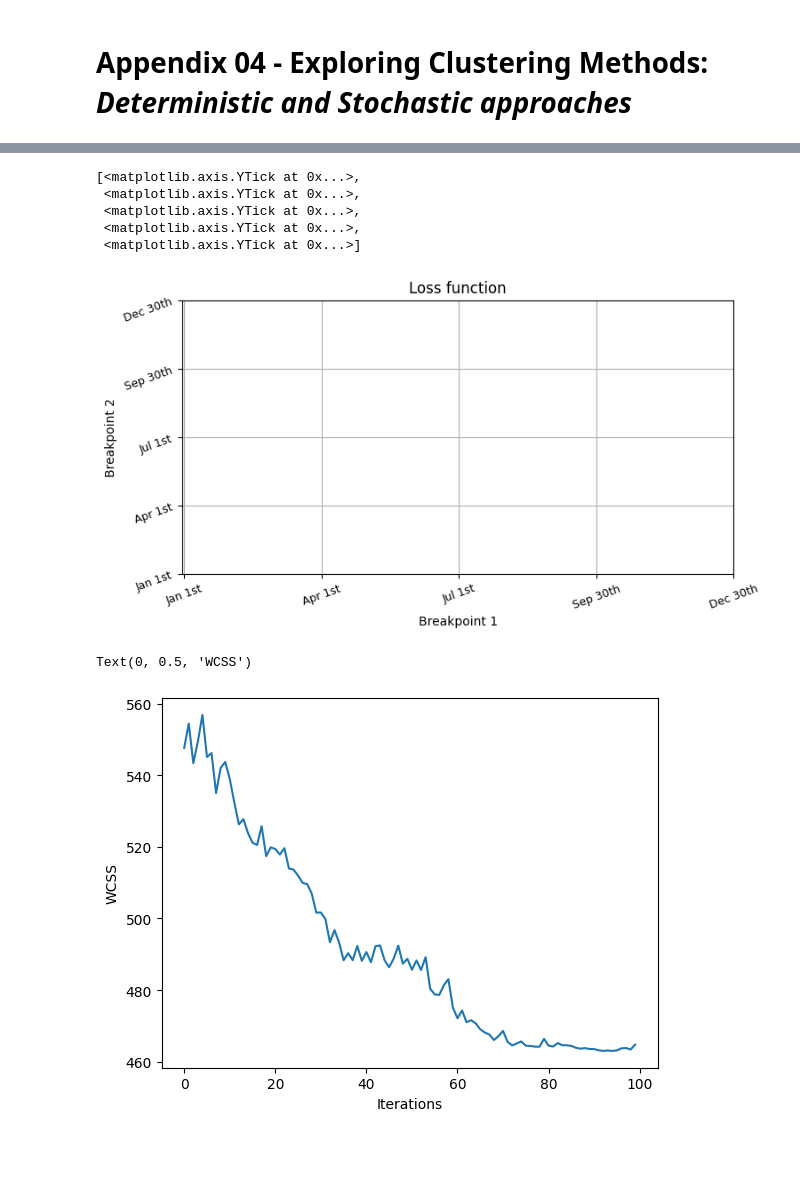
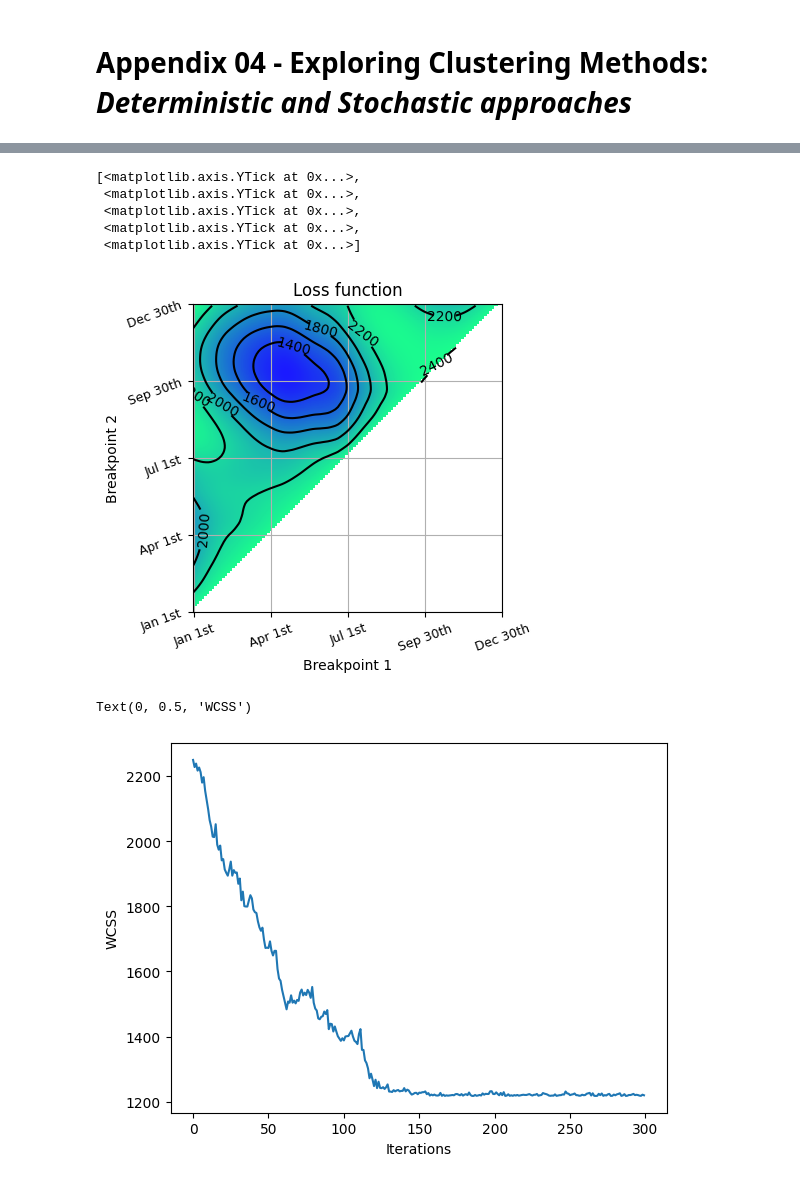
Before and after one commit to JGrassi97/XSeasonsDetect, a Jupyter notebook: notebooks/A04_exploring_methods.ipynb, the cells around one changed output, grey strips where cells are left out. Drawn from its saved outputs; the diff is of its cells as text; code cells hidden in the pictures; blank space fills up the shorter version.

```diff
--- a/notebooks/A04_exploring_methods.ipynb
+++ b/notebooks/A04_exploring_methods.ipynb
@@ -14,20 +14,20 @@ import itertools
 # -- PARAMETERS
 
 # Common parameters
-n_seas = 4
-min_len= 70
+n_seas = 2
+min_len= 1
 metric = 'euclidean'
 
 # Deterministic model parameters
-n_days = list(np.arange(0,365,50))
+n_days = list(np.arange(0,365,3))
 
 # Stochastic model parameters
-iters = 100
-learning_rate   = 5
+iters = 300
+learning_rate   = 1
 
 starting_bp     = [50, 330]
 
-lat = 30
+lat = 28
 lon = 80
 # %%
 dataset_t2m = xr.open_mfdataset(rf'../data/preprocessed/ERA5/2m_temperature/final.nc')['2t'].load().sel(lat=lat, lon=lon, method='nearest')
@@ -158,49 +166,49 @@ y = np.array(list(combinations(n_days, n_seas))).squeeze()[:,1]
 # # Creare una meshgrid di x e y
 X, Y = np.meshgrid(np.unique(x), np.unique(y))
 
-# # Creare un array per Z con le dimensioni di X e Y
-# Z = np.empty(X.shape)
+# Creare un array per Z con le dimensioni di X e Y
+Z = np.empty(X.shape)
 
-# # Riempire Z con valori medi di z_all raggruppati
-# for i in range(len(np.unique(x))):
-#     for j in range(len(np.unique(y))):
-#         # Trovare i punti che corrispondono a questo (x, y)
-#         indices = (x == X[j, i]) & (y == Y[j, i])  # Aggiorna per la tua logica
-#         Z[j, i] = np.mean([err[k] for k in range(len(err)) if indices[k]]) if np.any(indices) else np.nan  # Media dei valori corrispondenti
+# Riempire Z con valori medi di z_all raggruppati
+for i in range(len(np.unique(x))):
+    for j in range(len(np.unique(y))):
+        # Trovare i punti che corrispondono a questo (x, y)
+        indices = (x == X[j, i]) & (y == Y[j, i])  # Aggiorna per la tua logica
+        Z[j, i] = np.mean([err[k] for k in range(len(err)) if indices[k]]) if np.any(indices) else np.nan  # Media dei valori corrispondenti
 
 
 
 # Creare il grafico a contorni riempiti
 plt.figure(figsize=(8, 4))
-contour= plt.contour(X, Y, np.squeeze(Z[:,0,:,0,1]), levels=6, colors='black')
-#plt.imshow(Z, extent=(X.min(), X.max(), Y.min(), Y.max()), origin='lower', cmap='viridis', alpha=0.9)
+contour= plt.contour(X, Y, Z, levels=6, colors='black')
+plt.imshow(Z, extent=(X.min(), X.max(), Y.min(), Y.max()), origin='lower', cmap='winter', alpha=0.9)
 
 
 ax = plt.gca()
 ax.clabel(contour, inline=True, fontsize=10)
 
 #plt.colorbar(contour)
 plt.title('Loss function')
 plt.xlabel('Breakpoint 1')
 plt.ylabel('Breakpoint 2')
 plt.grid()
 
 # .
 ax = plt.gca()
 ax.set_xticks(ticks=np.linspace(1,365,5), labels=[day_of_year_to_date(x) for x in np.linspace(1,365,5)], rotation=20, fontsize=9)
 ax.set_yticks(ticks=np.linspace(1,365,5), labels=[day_of_year_to_date(x) for x in np.linspace(1,365,5)], rotation=20, fontsize=9)
 # %% [output]
 [<matplotlib.axis.YTick at 0x...>,
  <matplotlib.axis.YTick at 0x...>,
  <matplotlib.axis.YTick at 0x...>,
  <matplotlib.axis.YTick at 0x...>,
  <matplotlib.axis.YTick at 0x...>]
-[figure, old version]
+[figure, new version]
 # %%
 clustering_params = {
-        'n_iter': 1000,
+        'n_iter': iters,
         'n_seas': n_seas,
-        'learning_rate': 2,
+        'learning_rate': 3,
         'scheduling_factor':1,
         'min_len': 1,
         'mode': 'single',
@@ -217,7 +225,7 @@ plt.xlabel('Iterations')
 plt.ylabel('WCSS')
 # %% [output]
 Text(0, 0.5, 'WCSS')
-[figure, old version]
+[figure, new version]
 # %%
 x = np.array(list(combinations(n_days, 2))).squeeze()[:,0]
 y = np.array(list(combinations(n_days, 2))).squeeze()[:,1]
```
Also changed, not shown: parts of 10 cells of this notebook, 8 other files.
